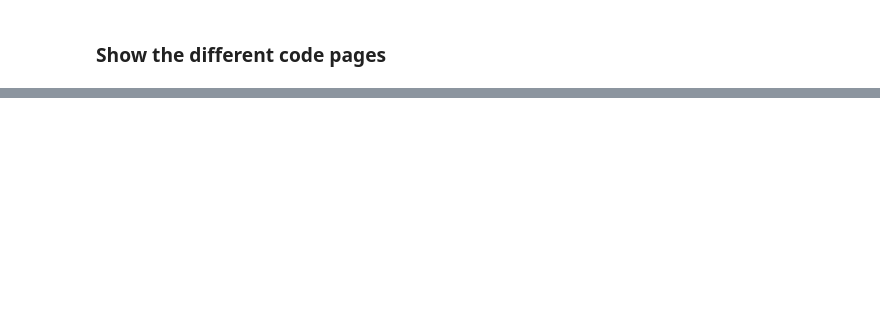
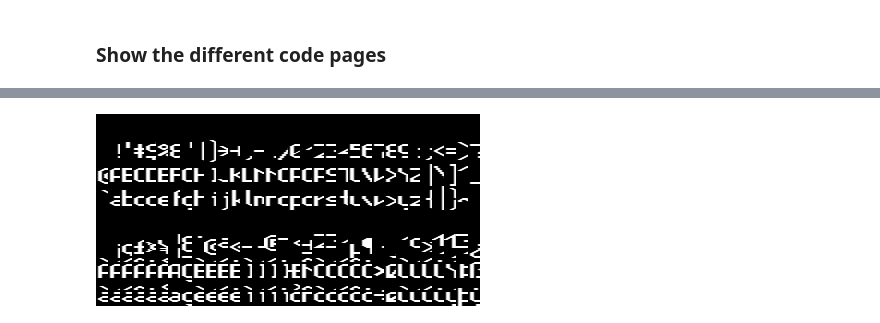
Before and after one commit to econandrew/hn_mystery_files, a Jupyter notebook: hn_mystery_files.ipynb, the cells around one changed output, grey strips where cells are left out. Drawn from its saved outputs; the diff is of its cells as text; code cells hidden in the pictures; blank space fills up the shorter version.

```diff
--- a/hn_mystery_files.ipynb
+++ b/hn_mystery_files.ipynb
@@ -568,2 +570,4 @@ render_img(demo, glyphs_special())
 # %%
-render_img(demo, glyphs_doublewide_left())
+render_img(demo, default_glyphs = glyphs_doublewide_left())
+# %% [output]
+[figure, added]
```
Also changed, not shown: parts of 6 cells of this notebook, 27 other files.
